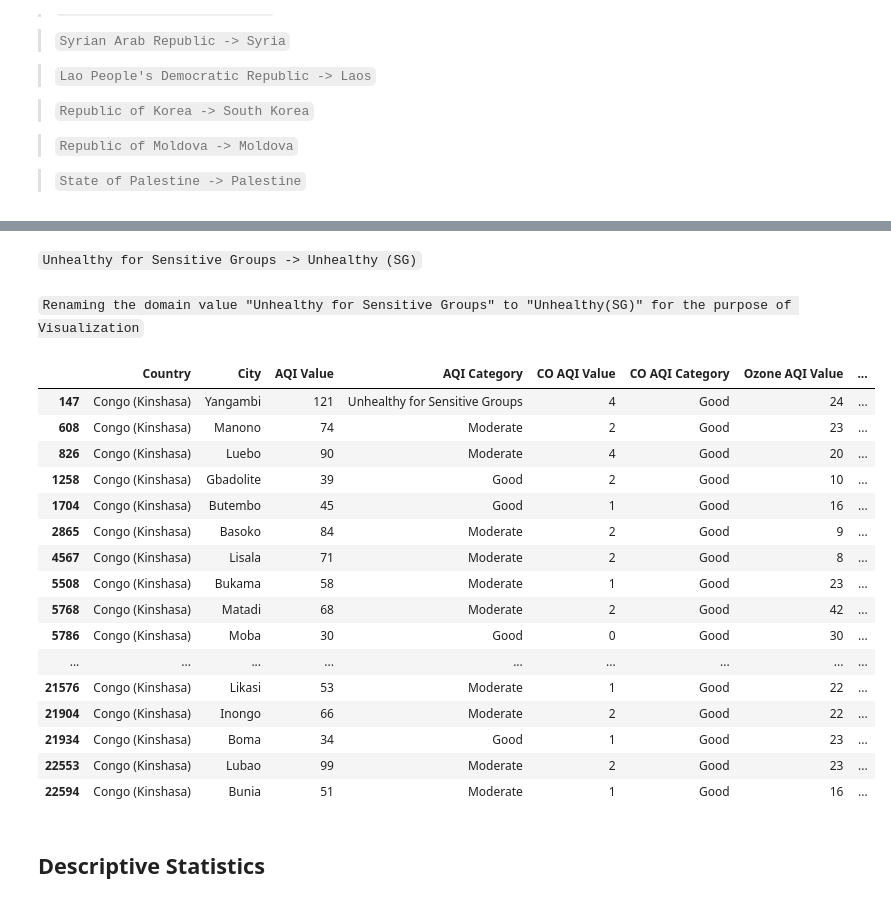
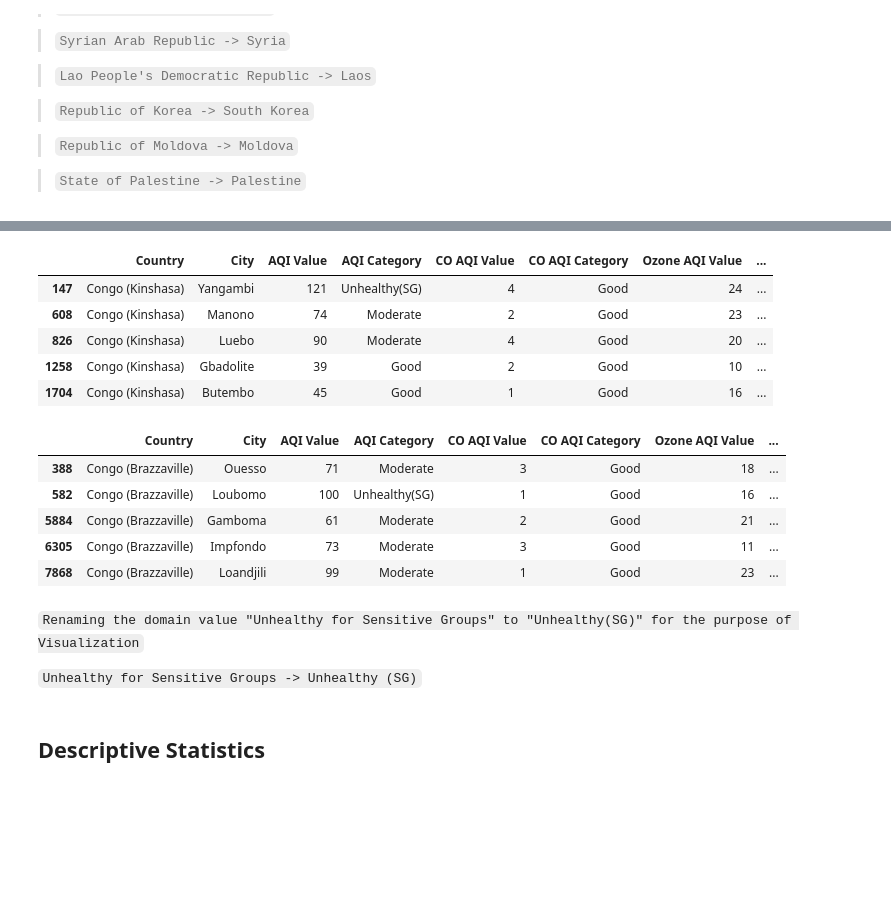
Before and after one commit to BSU04/Global-Air-Quality-Prediction, a Jupyter notebook: gap-eda.ipynb, the cells around one changed output, grey strips where cells are left out. Cells and saved outputs as stored; diff of their text form; code cells hidden in the pictures; blank space fills up the shorter version.

```diff
--- a/gap-eda.ipynb
+++ b/gap-eda.ipynb
@@ -331,27 +319,25 @@ array(['Russia', 'Brazil', 'Italy', 'Poland', 'France', 'USA', 'Germany',
-# %% [markdown]
-`Unhealthy for Sensitive Groups -> Unhealthy (SG)`
-# %% [markdown]
-`Renaming the domain value "Unhealthy for Sensitive Groups" to "Unhealthy(SG)" for the purpose of Visualization`
 # %%
-gap[gap['Country']=='Congo (Kinshasa)']
+gap[gap['Country']=='Congo (Kinshasa)'].head()
 # %% [output]
 |  | Country | City | AQI Value | AQI Category | CO AQI Value | CO AQI Category | Ozone AQI Value | ... |
-| 147 | Congo (Kinshasa) | Yangambi | 121 | Unhealthy for Sensitive Groups | 4 | Good | 24 | ... |
+| 147 | Congo (Kinshasa) | Yangambi | 121 | Unhealthy(SG) | 4 | Good | 24 | ... |
 | 608 | Congo (Kinshasa) | Manono | 74 | Moderate | 2 | Good | 23 | ... |
 | 826 | Congo (Kinshasa) | Luebo | 90 | Moderate | 4 | Good | 20 | ... |
 | 1258 | Congo (Kinshasa) | Gbadolite | 39 | Good | 2 | Good | 10 | ... |
 | 1704 | Congo (Kinshasa) | Butembo | 45 | Good | 1 | Good | 16 | ... |
-| 2865 | Congo (Kinshasa) | Basoko | 84 | Moderate | 2 | Good | 9 | ... |
-| 4567 | Congo (Kinshasa) | Lisala | 71 | Moderate | 2 | Good | 8 | ... |
-| 5508 | Congo (Kinshasa) | Bukama | 58 | Moderate | 1 | Good | 23 | ... |
-| 5768 | Congo (Kinshasa) | Matadi | 68 | Moderate | 2 | Good | 42 | ... |
-| 5786 | Congo (Kinshasa) | Moba | 30 | Good | 0 | Good | 30 | ... |
-| ... | ... | ... | ... | ... | ... | ... | ... | ... |
-| 21576 | Congo (Kinshasa) | Likasi | 53 | Moderate | 1 | Good | 22 | ... |
-| 21904 | Congo (Kinshasa) | Inongo | 66 | Moderate | 2 | Good | 22 | ... |
-| 21934 | Congo (Kinshasa) | Boma | 34 | Good | 1 | Good | 23 | ... |
-| 22553 | Congo (Kinshasa) | Lubao | 99 | Moderate | 2 | Good | 23 | ... |
-| 22594 | Congo (Kinshasa) | Bunia | 51 | Moderate | 1 | Good | 16 | ... |
+# %%
+gap[gap['Country']=='Congo (Brazzaville)'].head()
+# %% [output]
+|  | Country | City | AQI Value | AQI Category | CO AQI Value | CO AQI Category | Ozone AQI Value | ... |
+| 388 | Congo (Brazzaville) | Ouesso | 71 | Moderate | 3 | Good | 18 | ... |
+| 582 | Congo (Brazzaville) | Loubomo | 100 | Unhealthy(SG) | 1 | Good | 16 | ... |
+| 5884 | Congo (Brazzaville) | Gamboma | 61 | Moderate | 2 | Good | 21 | ... |
+| 6305 | Congo (Brazzaville) | Impfondo | 73 | Moderate | 3 | Good | 11 | ... |
+| 7868 | Congo (Brazzaville) | Loandjili | 99 | Moderate | 1 | Good | 23 | ... |
+# %% [markdown]
+`Renaming the domain value "Unhealthy for Sensitive Groups" to "Unhealthy(SG)" for the purpose of Visualization`
+
+`Unhealthy for Sensitive Groups -> Unhealthy (SG)`
 # %%
 cols = ["AQI Category","CO AQI Category","Ozone AQI Category","NO2 AQI Category","PM2.5 AQI Category"]
 for categ in cols:
```
Also changed, not shown: parts of 7 cells of this notebook.
